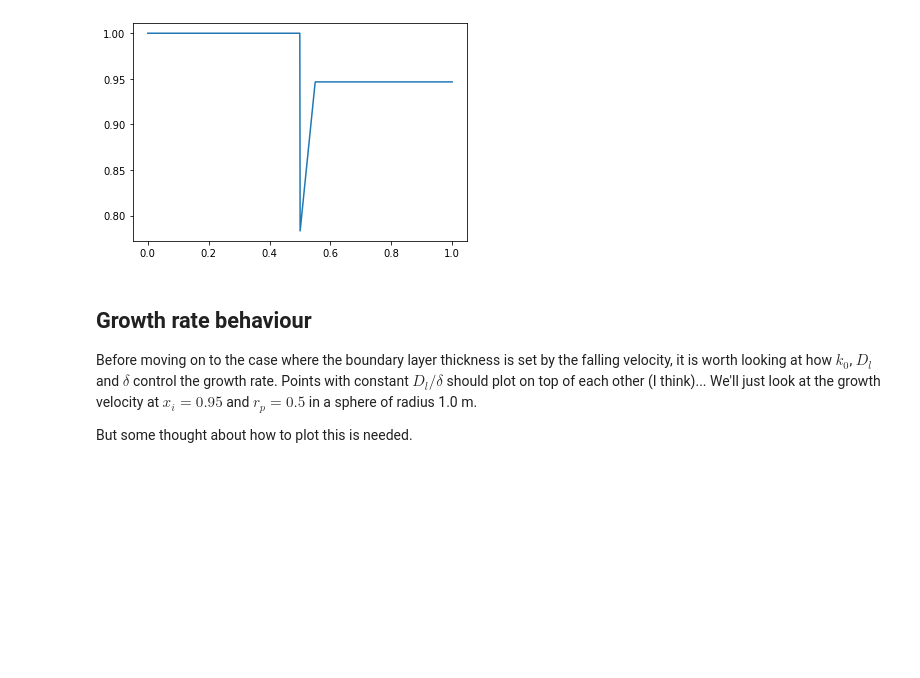
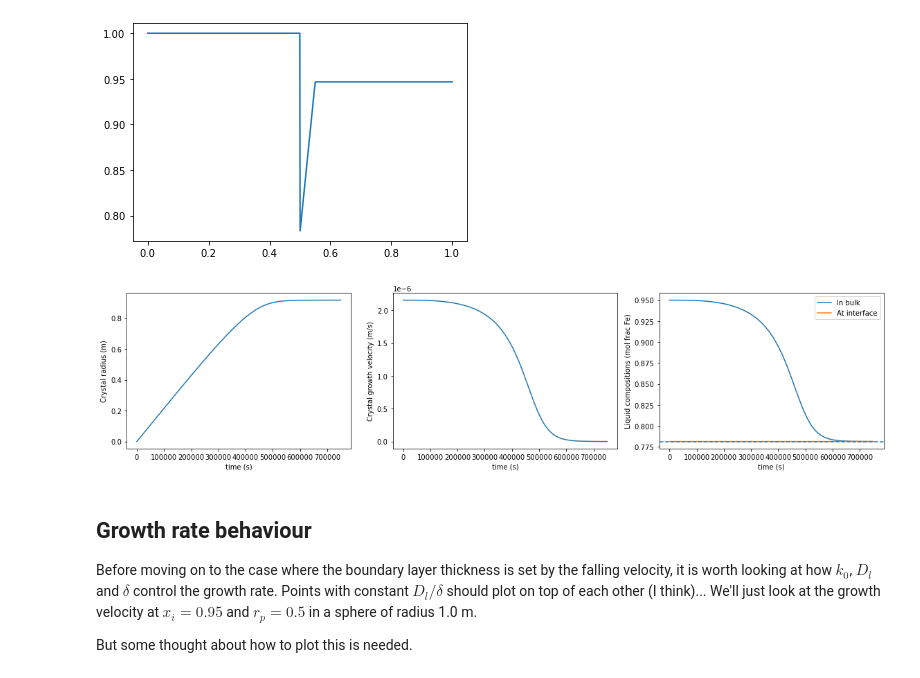
Before and after one commit to andreww/slurry, a Jupyter notebook: growth_with_boundary_layer.ipynb, the cells around one changed output. Cells and saved outputs as stored; diff of their text form; code cells hidden in the pictures; blank space fills up the shorter version.

```diff
--- a/growth_with_boundary_layer.ipynb
+++ b/growth_with_boundary_layer.ipynb
@@ -470,33 +472,38 @@ x_ls.append(xl)
 errors.append(error)
 
 while time < total_time:
     # grow particles
     rp = rp + v*time_step
     v, xp, xl, error = diffusion_growth_rate(rp, xi, delta, rtot, t, p, dl, k0)
     time = time + time_step
     rs.append(rp)
     ts.append(time)
     vs.append(v)
     x_ps.append(xp)
     x_ls.append(xl)
     errors.append(error)
 
 fig, (ax1,ax2,ax3) = plt.subplots(1, 3, figsize=(16,4))
 
 ax1.plot(ts, rs)
 ax1.set_xlabel('time (s)')
 ax1.set_ylabel('Crystal radius (m)')
 
 ax2.plot(ts, vs)
 ax2.set_xlabel('time (s)')
 ax2.set_ylabel('Crystal growth velocity (m/s)')
 
 ax3.plot(ts, x_ls, label='In bulk')
 ax3.plot(ts, x_ps, label='At interface')
 ax3.set_xlabel('time (s)')
 ax3.set_ylabel('Liquid compositions (mol frac Fe)')
 ax3.axhline(x_lq_eq, ls='--')
 ax3.legend()
+
+fig.tight_layout()
+plt.show()
+# %% [output]
+[figure, added]
 # %% [markdown]
 ## Growth rate behaviour
 
```
Also changed, not shown: parts of 12 cells of this notebook, 2 other files.
